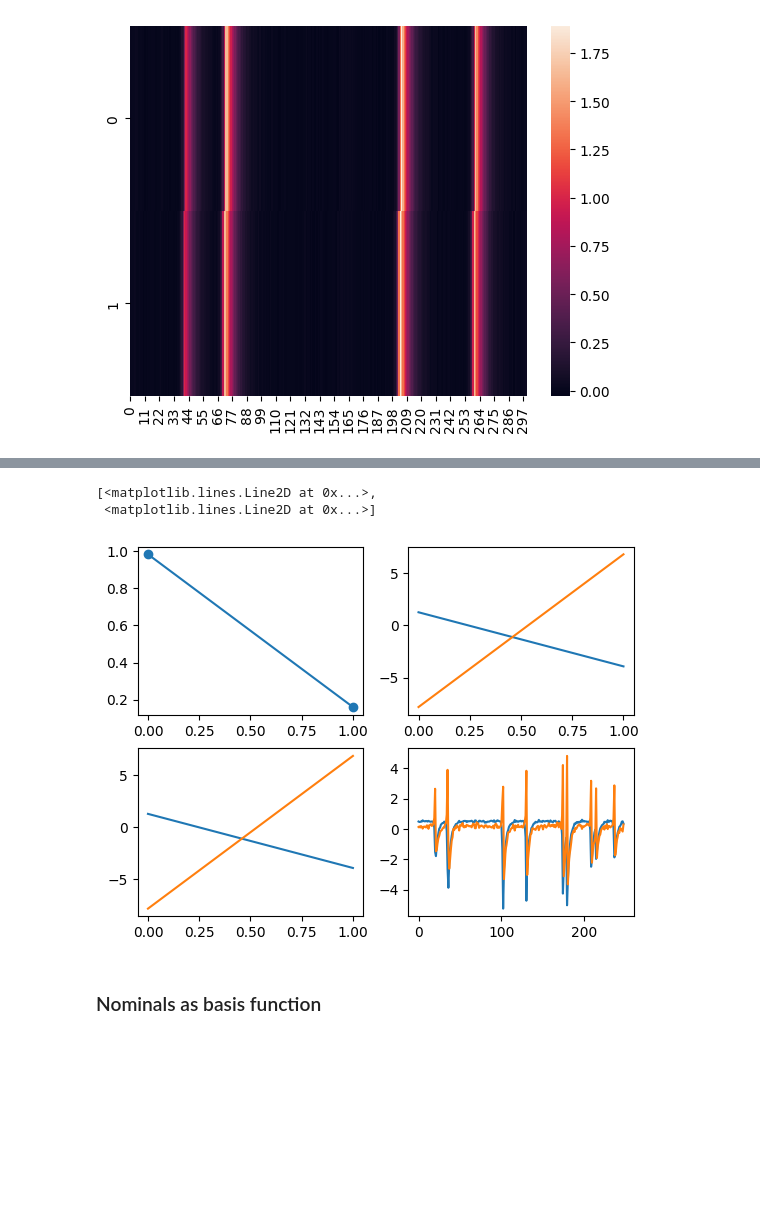
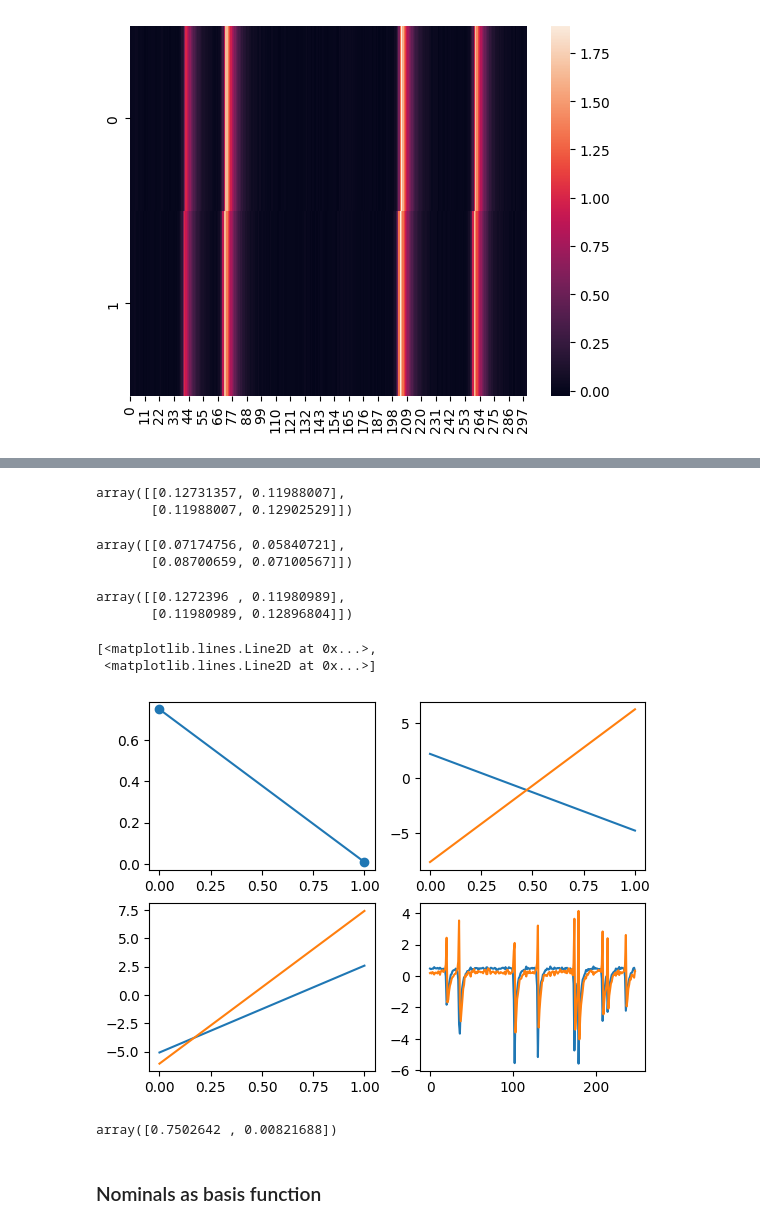
Before and after one commit to kushalkolar/td-svd-sandbox, a Jupyter notebook: vamp2_understand_noise_low.ipynb, the cells around one changed output, grey strips where cells are left out. Drawn from its saved outputs; the diff is of its cells as text; code cells hidden in the pictures; blank space fills up the shorter version.

```diff
--- a/vamp2_understand_noise_low.ipynb
+++ b/vamp2_understand_noise_low.ipynb
@@ -230,7 +230,7 @@ sns.heatmap(H[:, :300])
 <Axes: >
 [figure]
 # %%
-vamp_est = vamp_estimator(dim=3, lagtime=1)
+vamp_est = vamp_estimator(dim=2, lagtime=2)
 vamp_model = vamp_est.fit(H_past.T).fetch_model()
 
 # estimate the VAMP score
@@ -249,16 +264,35 @@ sns.heatmap(projection[:300].T)
+# %%
+vamp_model.cov.cov_00
+# %% [output]
+array([[0.12731357, 0.11988007],
+       [0.11988007, 0.12902529]])
+# %%
+vamp_model.cov.cov_0t
+# %% [output]
+array([[0.07174756, 0.05840721],
+       [0.08700659, 0.07100567]])
+# %%
+vamp_model.cov.cov_tt
+# %% [output]
+array([[0.1272396 , 0.11980989],
+       [0.11980989, 0.12896804]])
 # %%
 # make 2 by 2 plots, the first one is singular values, the second one is the first left singular vector
 # the thrid one is the projection and the 4th one is the 3D scatter of the projection
 
 fig, ax = plt.subplots(2,2)
 ax[0,0].plot(vamp_model.singular_values[:],'o-')
 ax[0,1].plot(vamp_model.singular_vectors_left[:,:3])
-ax[1,0].plot(vamp_model.singular_vectors_left[:,:3])
+ax[1,0].plot(vamp_model.singular_vectors_right[:,:3])
 ax[1,1].plot(projection)
 # %% [output]
 [<matplotlib.lines.Line2D at 0x...>,
  <matplotlib.lines.Line2D at 0x...>]
-[figure, old version]
+[figure, new version]
+# %%
+vamp_model.singular_values
+# %% [output]
+array([0.7502642 , 0.00821688])
 # %% [markdown]
 ### Nominals as basis function
 # %% [markdown]
```
Also changed, not shown: parts of 5 cells of this notebook, 2 other files.
